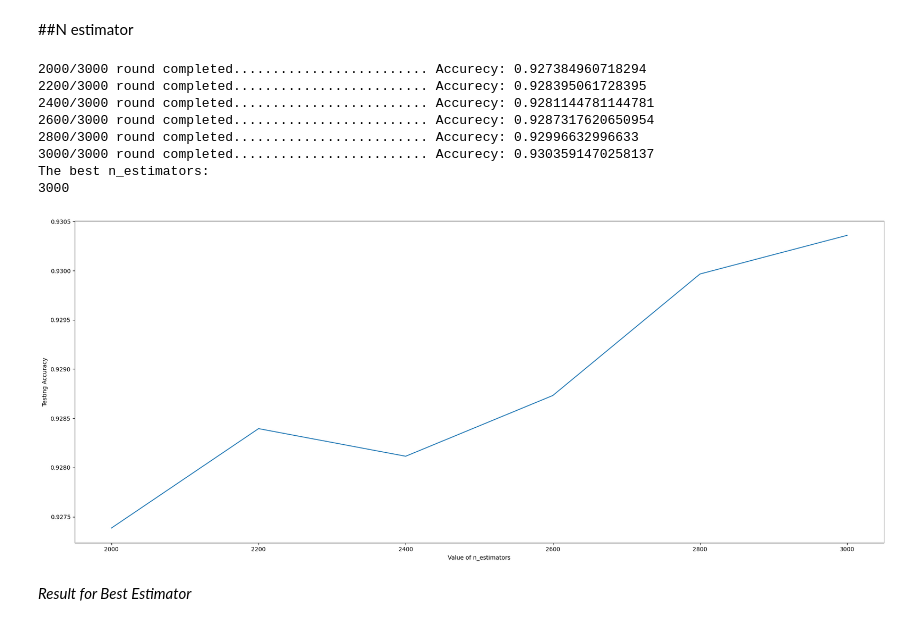
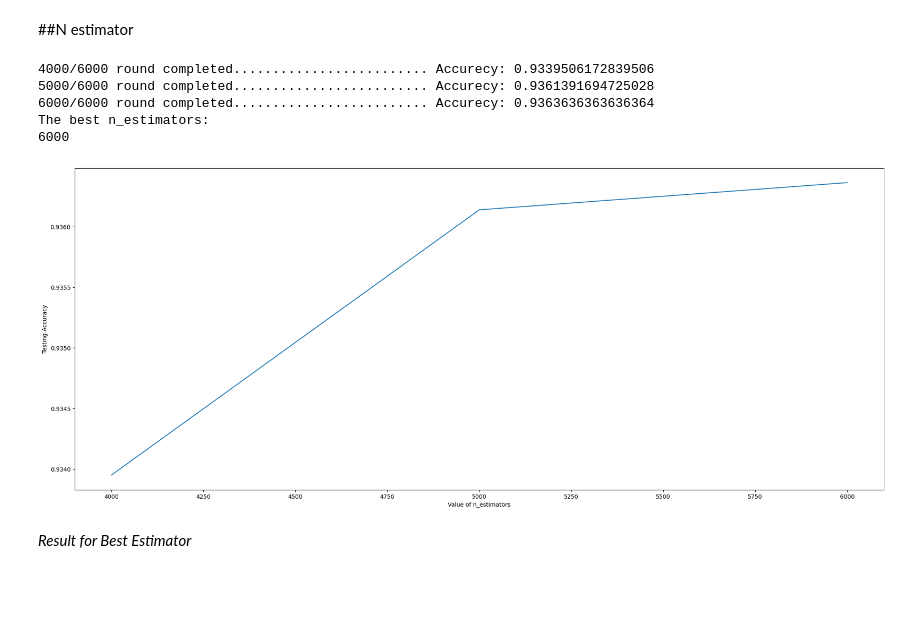
Before and after one commit to RKNahid/ASSDML, a Jupyter notebook: GBTuning.ipynb, the cells around one changed output. Cells and saved outputs as stored; diff of their text form; code cells hidden in the pictures; blank space fills up the shorter version.

```diff
--- a/GBTuning.ipynb
+++ b/GBTuning.ipynb
@@ -59,47 +59,46 @@ x_train, y_train = balance(x_train, y_train)
 # %%
 from sklearn.ensemble import GradientBoostingClassifier
 from sklearn.metrics import accuracy_score
-N=3000
-k_range = range (2000,N+1,200)
+N=6000
+k_range = range (4000,N+1,1000)
+
+
 scores={}
 scores_list = []
 for k in k_range:
   classifier = GradientBoostingClassifier(n_estimators=k)
   classifier.fit(x_train,y_train)
   y_pred=classifier.predict(x_test)
   scores[k] = accuracy_score(y_test,y_pred)
   scores_list.append(accuracy_score(y_test,y_pred))
   print(str(k)+"/"+str(N)+" round completed......................... Accurecy: "+str(accuracy_score(y_test,y_pred)))
 
 
 
 %matplotlib inline
 import matplotlib.pyplot as plt
 
 plt.figure(figsize = (25,10))
 plt.plot(k_range,scores_list)
 plt.xlabel('Value of n_estimators')
 plt.ylabel ('Testing Accuracy')
 
 
 
 print("The best n_estimators:")
 best_estimator=list(scores.keys())[scores_list.index(max(scores_list))]
 print(best_estimator)
 
 
 
-#2000 93
+#5000
 # %% [output]
-2000/3000 round completed......................... Accurecy: 0.927384960718294
-2200/3000 round completed......................... Accurecy: 0.928395061728395
-2400/3000 round completed......................... Accurecy: 0.9281144781144781
-2600/3000 round completed......................... Accurecy: 0.9287317620650954
-2800/3000 round completed......................... Accurecy: 0.92996632996633
-3000/3000 round completed......................... Accurecy: 0.9303591470258137
+4000/6000 round completed......................... Accurecy: 0.9339506172839506
+5000/6000 round completed......................... Accurecy: 0.9361391694725028
+6000/6000 round completed......................... Accurecy: 0.9363636363636364
 The best n_estimators:
-3000
+6000
-[figure, old version]
+[figure, new version]
 # %% [markdown]
 *Result for Best Estimator*
 # %%
```
Also changed, not shown: parts of 3 cells of this notebook.
